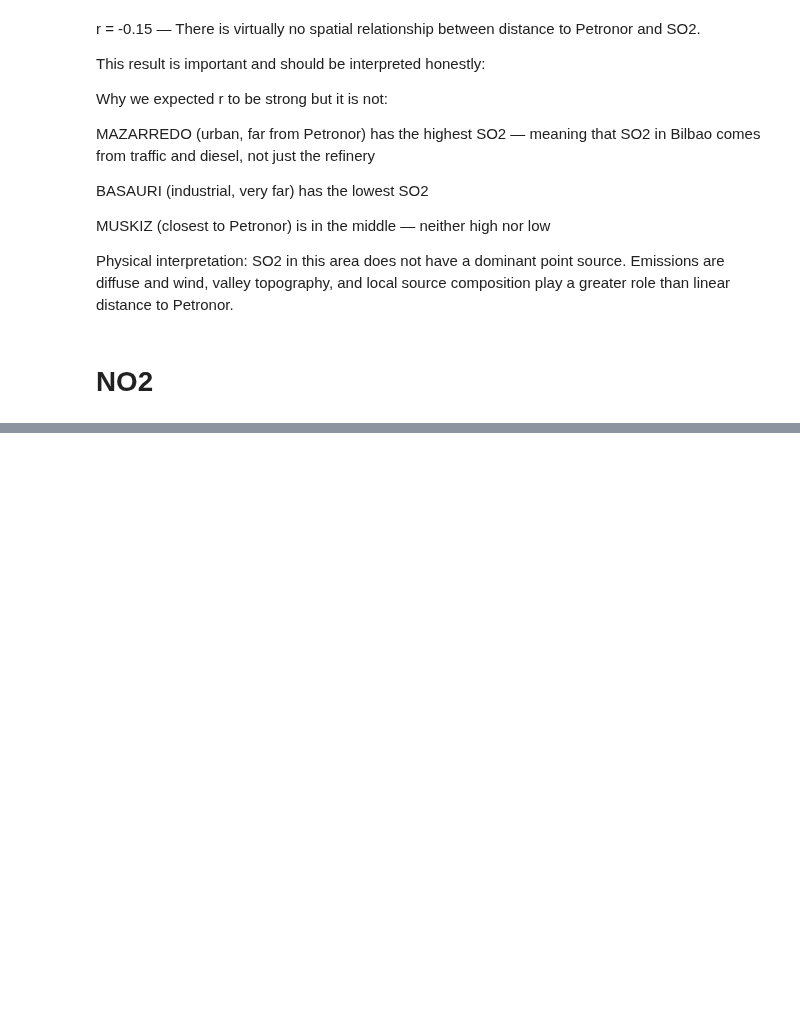
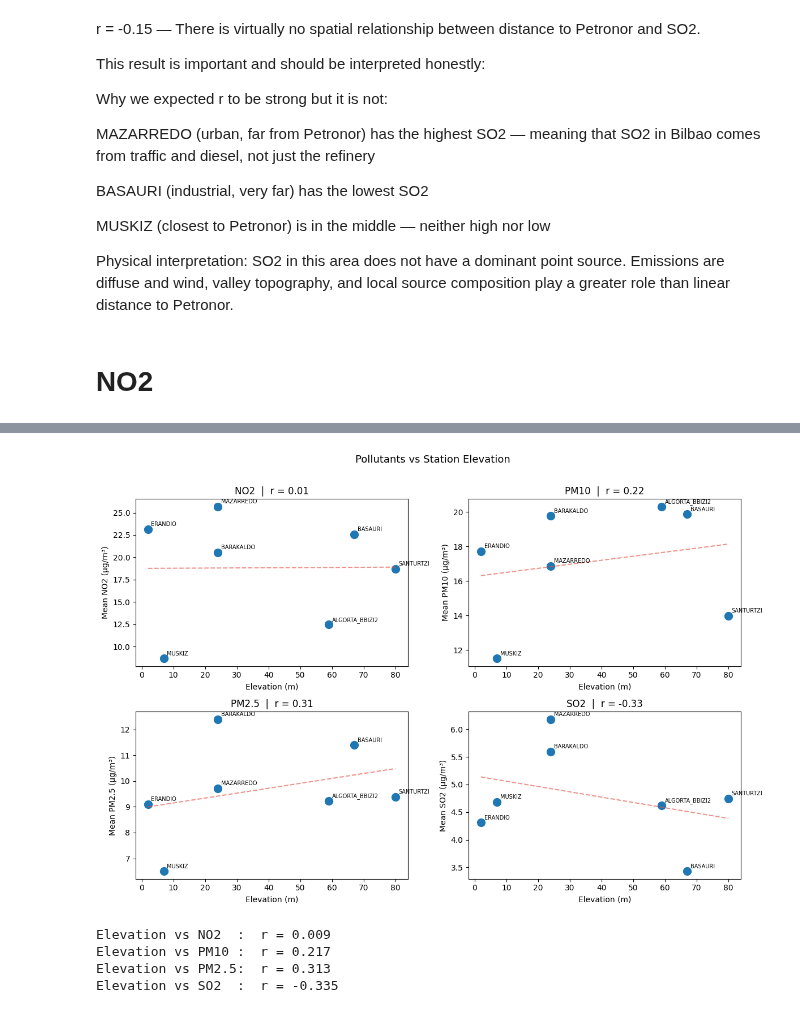
Before and after one commit to armanghazi/AI-Based-Smart-City-Air-Quality-Monitoring-and-Forecasting-System-for-Greater-Bilbao, a Jupyter notebook: notebooks/09_spatial_covariate_analysis.ipynb, the cells around one changed output, grey strips where cells are left out. Drawn from its saved outputs; the diff is of its cells as text; code cells hidden in the pictures; blank space fills up the shorter version.

```diff
--- a/notebooks/09_spatial_covariate_analysis.ipynb
+++ b/notebooks/09_spatial_covariate_analysis.ipynb
@@ -148,0 +406,37 @@ Physical interpretation: SO2 in this area does not have a dominant point source.
+# %%
+fig, axes = plt.subplots(2, 2, figsize=(12, 8))
+axes = axes.ravel()
+
+for idx, poll in enumerate(["NO2", "PM10", "PM2.5", "SO2"]):
+    ax = axes[idx]
+    ax.scatter(merged_dem["elevation_m"], merged_dem[poll], s=100)
+
+    for _, row in merged_dem.iterrows():
+        ax.annotate(row["station_x"], (row["elevation_m"], row[poll]),
+                    textcoords="offset points", xytext=(4, 4), fontsize=7)
+
+    m, b = np.polyfit(merged_dem["elevation_m"], merged_dem[poll], 1)
+    x_line = np.linspace(merged_dem["elevation_m"].min(),
+                         merged_dem["elevation_m"].max(), 100)
+    ax.plot(x_line, m * x_line + b, "--", alpha=0.6, color="#e74c3c")
+
+    r = merged_dem["elevation_m"].corr(merged_dem[poll])
+    ax.set_xlabel("Elevation (m)")
+    ax.set_ylabel(f"Mean {poll} (µg/m³)")
+    ax.set_title(f"{poll}  |  r = {r:.2f}")
+
+plt.suptitle("Pollutants vs Station Elevation", fontsize=13, y=1.01)
+plt.tight_layout()
+plt.savefig("../reports/pollutants_vs_elevation.png", dpi=150)
+plt.show()
+# %% [output]
+[figure, added]
+# %%
+for poll in ["NO2", "PM10", "PM2.5", "SO2"]:
+    r = merged_dem["elevation_m"].corr(merged_dem[poll])
+    print(f"Elevation vs {poll:5s}:  r = {r:.3f}")
+# %% [output]
+Elevation vs NO2  :  r = 0.009
+Elevation vs PM10 :  r = 0.217
+Elevation vs PM2.5:  r = 0.313
+Elevation vs SO2  :  r = -0.335
```
Also changed, not shown: parts of 17 cells of this notebook, 12 other files.
